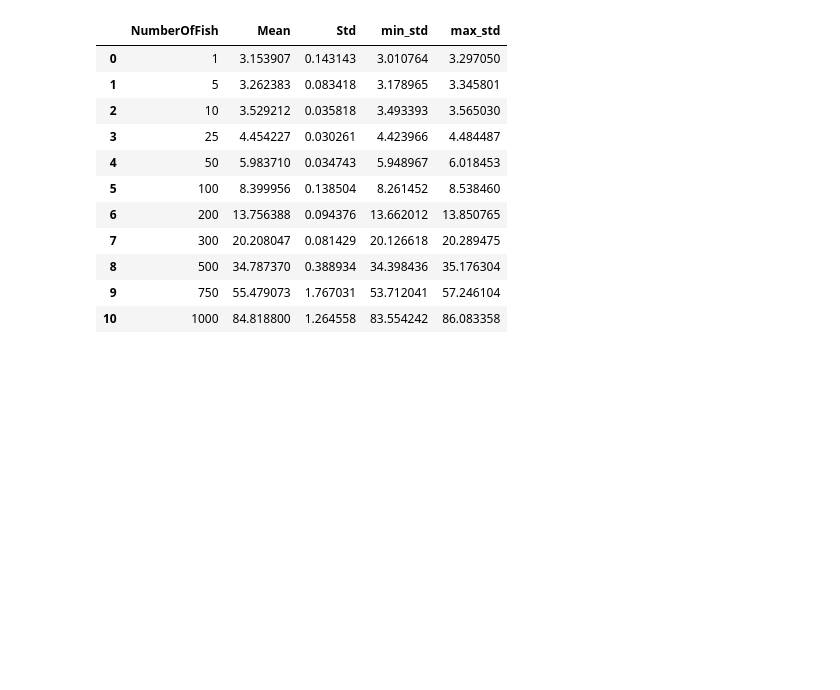
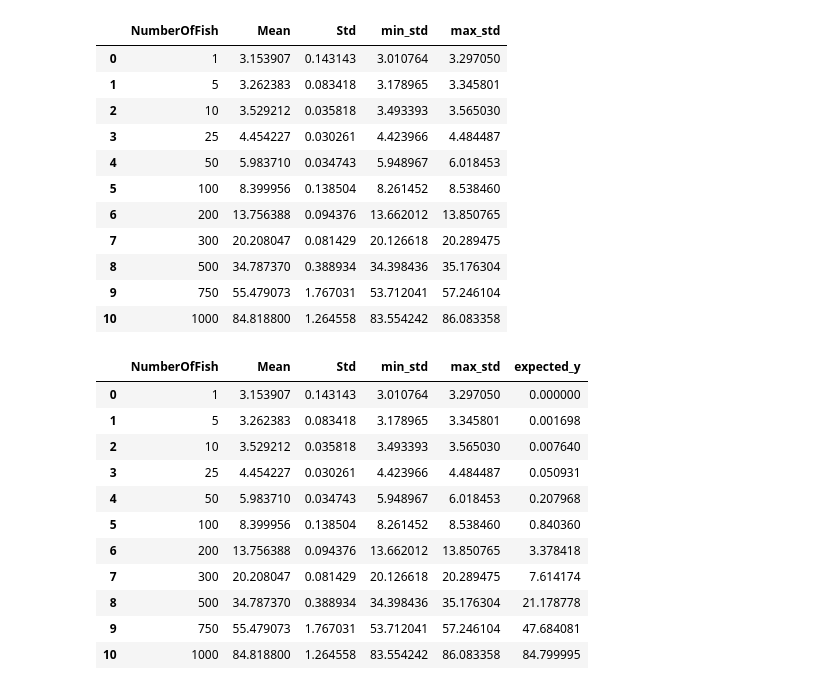
Before and after one commit to Trottero/master-thesis-simulator, a Jupyter notebook: Analytics/experiments/0 - Benchmarks/analyze_benchmarks.ipynb, the cells around one changed output. Drawn from its saved outputs; the diff is of its cells as text; code cells hidden in the pictures; blank space fills up the shorter version.

```diff
--- a/Analytics/experiments/0 - Benchmarks/analyze_benchmarks.ipynb
+++ b/Analytics/experiments/0 - Benchmarks/analyze_benchmarks.ipynb
@@ -80,6 +80,27 @@ Newest file: 2023-07-25-22-41-47.csv
 | 8 | 500 | 34.787370 | 0.388934 | 34.398436 | 35.176304 |
 | 9 | 750 | 55.479073 | 1.767031 | 53.712041 | 57.246104 |
 | 10 | 1000 | 84.818800 | 1.264558 | 83.554242 | 86.083358 |
+# %%
+expected_y = np.array([x * (x - 1) for x in configs])
+
+expected_y = expected_y * 0.00008488488
+
+results_df['expected_y'] = expected_y
+
+results_df
+# %% [output]
+|  | NumberOfFish | Mean | Std | min_std | max_std | expected_y |
+| 0 | 1 | 3.153907 | 0.143143 | 3.010764 | 3.297050 | 0.000000 |
+| 1 | 5 | 3.262383 | 0.083418 | 3.178965 | 3.345801 | 0.001698 |
+| 2 | 10 | 3.529212 | 0.035818 | 3.493393 | 3.565030 | 0.007640 |
+| 3 | 25 | 4.454227 | 0.030261 | 4.423966 | 4.484487 | 0.050931 |
+| 4 | 50 | 5.983710 | 0.034743 | 5.948967 | 6.018453 | 0.207968 |
+| 5 | 100 | 8.399956 | 0.138504 | 8.261452 | 8.538460 | 0.840360 |
+| 6 | 200 | 13.756388 | 0.094376 | 13.662012 | 13.850765 | 3.378418 |
+| 7 | 300 | 20.208047 | 0.081429 | 20.126618 | 20.289475 | 7.614174 |
+| 8 | 500 | 34.787370 | 0.388934 | 34.398436 | 35.176304 | 21.178778 |
+| 9 | 750 | 55.479073 | 1.767031 | 53.712041 | 57.246104 | 47.684081 |
+| 10 | 1000 | 84.818800 | 1.264558 | 83.554242 | 86.083358 | 84.799995 |
 # %%
 fig = plt.figure(figsize=(15, 5))
 
```
Also changed, not shown: parts of 1 cell of this notebook, 5 other files.
